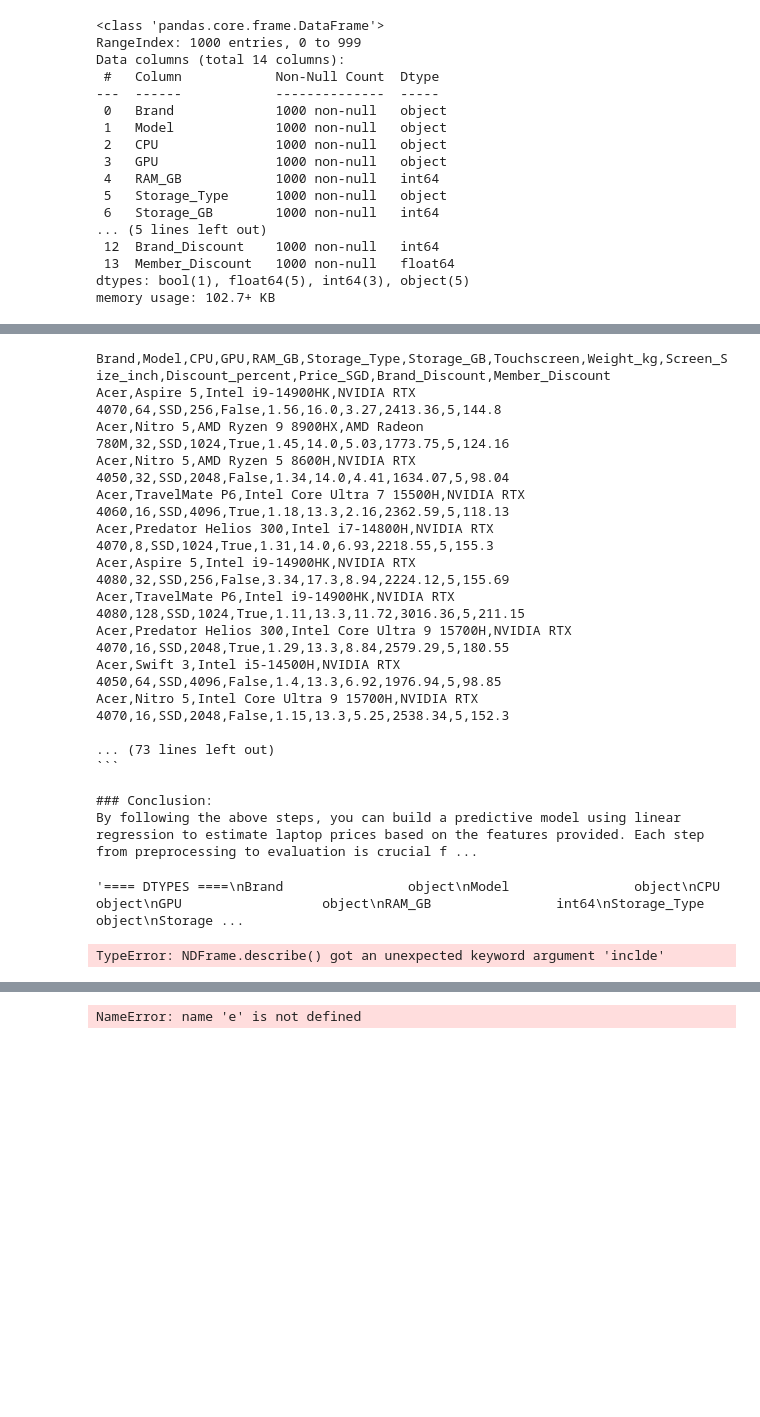
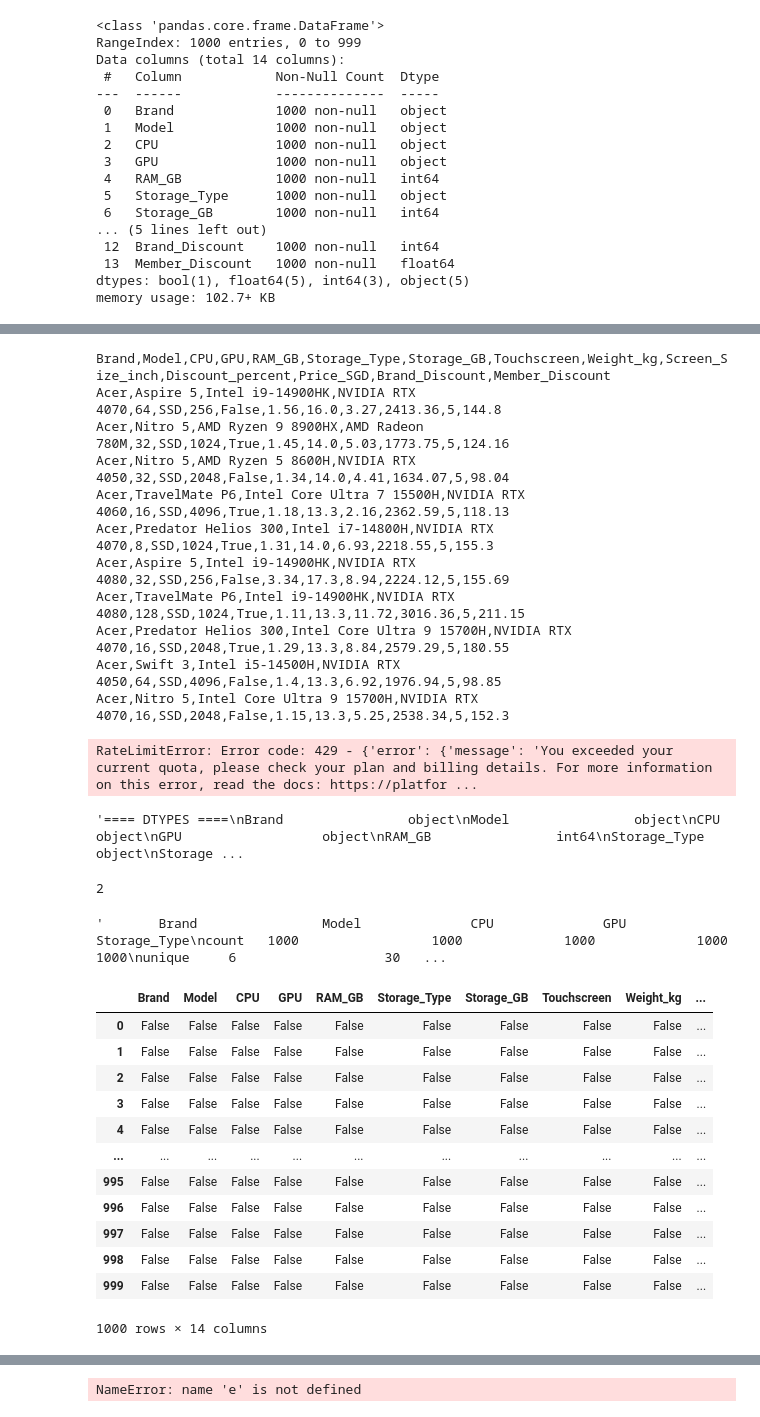
Before and after one commit to ShuAng1602/ADALL_Github, a Jupyter notebook: Main.ipynb, the cells around one changed output, grey strips where cells are left out. Cells and saved outputs as stored; diff of their text form; code cells hidden in the pictures; blank space fills up the shorter version.

````diff
--- a/Main.ipynb
+++ b/Main.ipynb
@@ -76,7 +81,7 @@ print(data_preview)
 response = client.responses.create(
     model="gpt-4o-mini",
     instructions="You are an expert data scientist with extensive knowledge of predictive analysis and linear regression.",
-    input=f"Dataset: Laptop prices in 2024 (1000 samples, 14 features, 1 classes)\nHere are the first 10 rows of the dataset:\n{data_preview}]",
+    input=f"Dataset: Laptop prices in Singapore 2024 (1000 samples, 14 features, 1 classes)\nHere are the first 10 rows of the dataset:\n{data_preview}]", #take from the info (records and conlumns)
 )
 print(response.output_text)
 # %% [output]
@@ -91,12 +96,7 @@ Acer,TravelMate P6,Intel i9-14900HK,NVIDIA RTX 4080,128,SSD,1024,True,1.11,13.3,
 Acer,Predator Helios 300,Intel Core Ultra 9 15700H,NVIDIA RTX 4070,16,SSD,2048,True,1.29,13.3,8.84,2579.29,5,180.55
 Acer,Swift 3,Intel i5-14500H,NVIDIA RTX 4050,64,SSD,4096,False,1.4,13.3,6.92,1976.94,5,98.85
 Acer,Nitro 5,Intel Core Ultra 9 15700H,NVIDIA RTX 4070,16,SSD,2048,False,1.15,13.3,5.25,2538.34,5,152.3
-
-... (73 lines left out)
-```
-
-### Conclusion:
-By following the above steps, you can build a predictive model using linear regression to estimate laptop prices based on the features provided. Each step from preprocessing to evaluation is crucial f ...
+RateLimitError: Error code: 429 - {'error': {'message': 'You exceeded your current quota, please check your plan and billing details. For more information on this error, read the docs: https://platfor ...
 # %%
 import numpy as np
 from io import StringIO # store a lot of things container
@@ -140,7 +140,31 @@ buffer.write("\n\n")
 buffer.getvalue()
 # %% [output]
 '==== DTYPES ====\nBrand                object\nModel                object\nCPU                  object\nGPU                  object\nRAM_GB                int64\nStorage_Type         object\nStorage ...
+# %%
+try:
+    buffer.write(df.describe(include='object').to_string())
+except:
+    buffer.write(" No categorical columns")
+buffer.write("\n\n")
+# %% [output]
+2
 # %%
-df.describe(inclde='object').to_string()
+df.describe(include='object').to_string()
 # %% [output]
-TypeError: NDFrame.describe() got an unexpected keyword argument 'inclde'
+'       Brand                Model              CPU              GPU Storage_Type\ncount   1000                 1000             1000             1000         1000\nunique     6                   30   ...
+# %%
+df.isna() # falses means no missing values
+# %% [output]
+|  | Brand | Model | CPU | GPU | RAM_GB | Storage_Type | Storage_GB | Touchscreen | Weight_kg | ... |
+| 0 | False | False | False | False | False | False | False | False | False | ... |
+| 1 | False | False | False | False | False | False | False | False | False | ... |
+| 2 | False | False | False | False | False | False | False | False | False | ... |
+| 3 | False | False | False | False | False | False | False | False | False | ... |
+| 4 | False | False | False | False | False | False | False | False | False | ... |
+| ... | ... | ... | ... | ... | ... | ... | ... | ... | ... | ... |
+| 995 | False | False | False | False | False | False | False | False | False | ... |
+| 996 | False | False | False | False | False | False | False | False | False | ... |
+| 997 | False | False | False | False | False | False | False | False | False | ... |
+| 998 | False | False | False | False | False | False | False | False | False | ... |
+| 999 | False | False | False | False | False | False | False | False | False | ... |
+1000 rows × 14 columns
````
Also changed, not shown: parts of 5 cells of this notebook.
